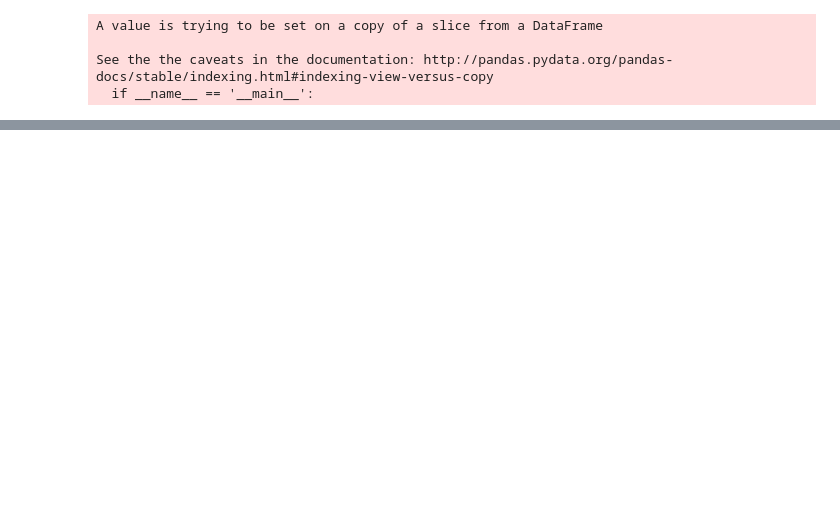
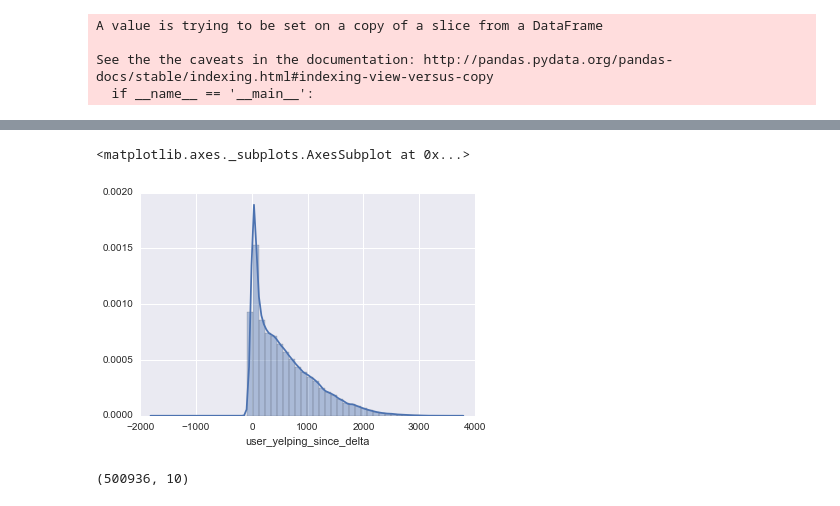
Before and after one commit to potatochip/kojak, a Jupyter notebook: restart.ipynb, the cells around one changed output, grey strips where cells are left out. Saved outputs shown, nothing was run; the diff lists cells and outputs as text; code cells hidden in the pictures; blank space fills up the shorter version.

```diff
--- a/restart.ipynb
+++ b/restart.ipynb
@@ -170,0 +356,10 @@ dtype: int64
+# %%
+sns.distplot(trust.user_yelping_since_delta)
+# sns.distplot(trust.user_yelping_since_delta.apply(np.log).fillna(0))
+# %% [output]
+<matplotlib.axes._subplots.AxesSubplot at 0x...>
+[figure, added]
+# %%
+trust.shape
+# %% [output]
+(500936, 10)
```
Also changed, not shown: parts of 43 cells of this notebook, 9 other files.
